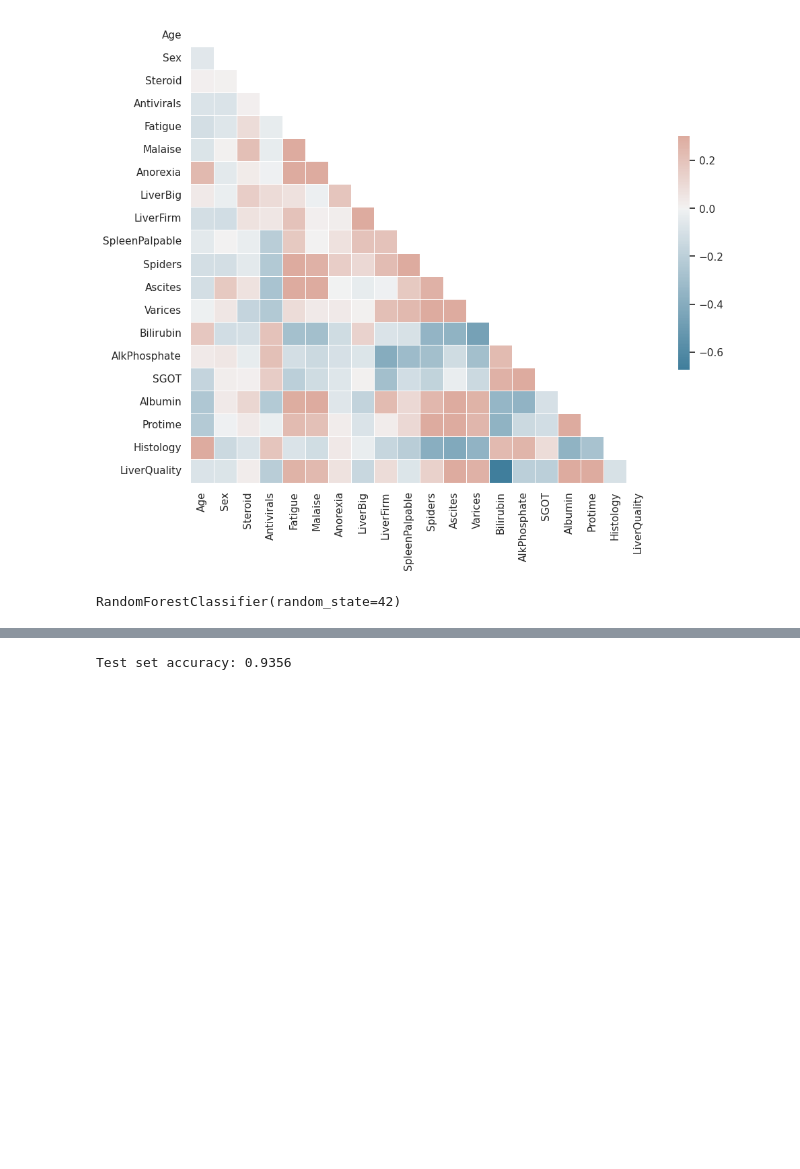
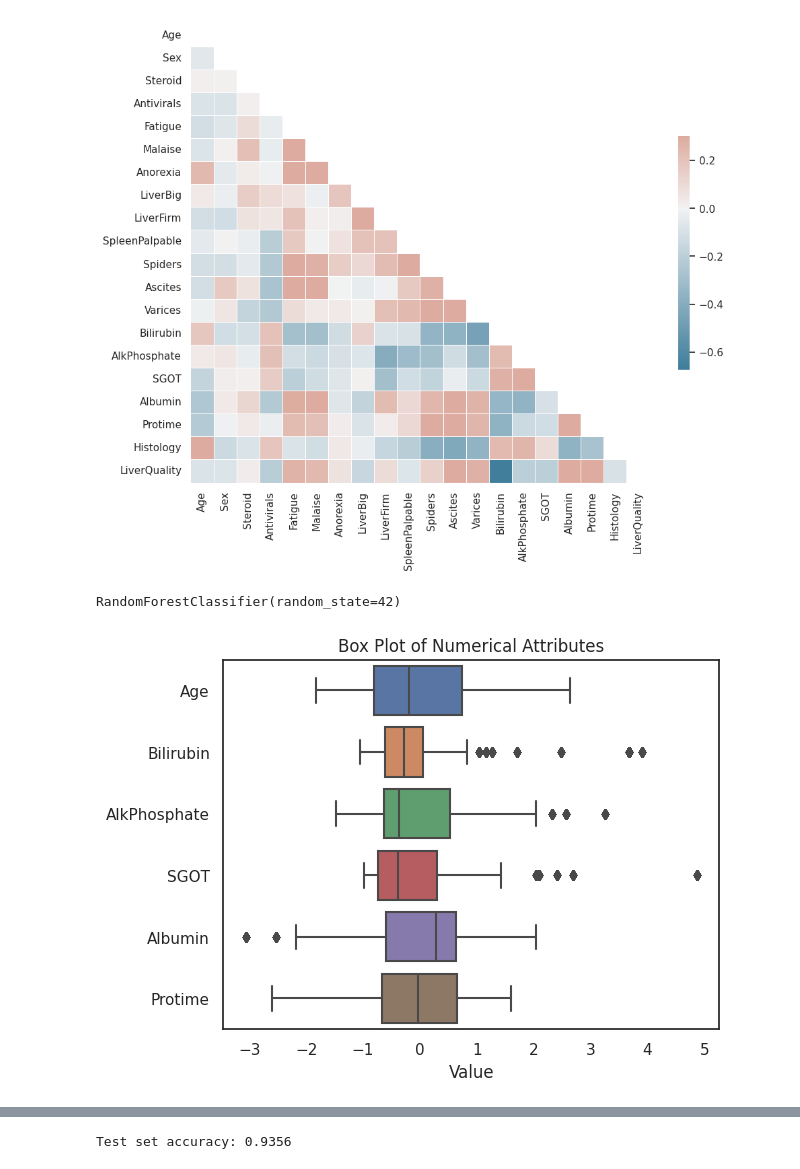
Before and after one commit to quangdad/DataMining, a Jupyter notebook: RandomForest.ipynb, the cells around one changed output, grey strips where cells are left out. Cells and saved outputs as stored; diff of their text form; code cells hidden in the pictures; blank space fills up the shorter version.

```diff
--- a/RandomForest.ipynb
+++ b/RandomForest.ipynb
@@ -128,9 +103,22 @@ plt.show()
 X = data.drop(['Class', 'LiverQuality'], axis=1)
 y = data['Class']
 X_train, X_test, y_train, y_test = train_test_split(X, y, test_size=0.2, random_state=42)
-
-# Tạo mô hình Random Forest và huấn luyện trên tập huấn luyện
-rf_model = RandomForestClassifier(random_state=42)
-rf_model.fit(X_train, y_train)
-# %% [output]
-RandomForestClassifier(random_state=42)
+# %%
+# Tạo mô hình Random Forest và huấn luyện trên tập huấn luyện
+rf_model = RandomForestClassifier(random_state=42)
+rf_model.fit(X_train, y_train)
+# %% [output]
+RandomForestClassifier(random_state=42)
+# %%
+# Select numerical columns
+numerical_cols = ['Age', 'Bilirubin', 'AlkPhosphate', 'SGOT', 'Albumin', 'Protime']
+
+# Create a box plot of numerical columns
+sns.boxplot(data=data[numerical_cols], orient='h')
+
+# Add labels and title
+plt.xlabel('Value')
+plt.title('Box Plot of Numerical Attributes')
+plt.show()
+# %% [output]
+[figure, added]
```
Also changed, not shown: parts of 10 cells of this notebook.
